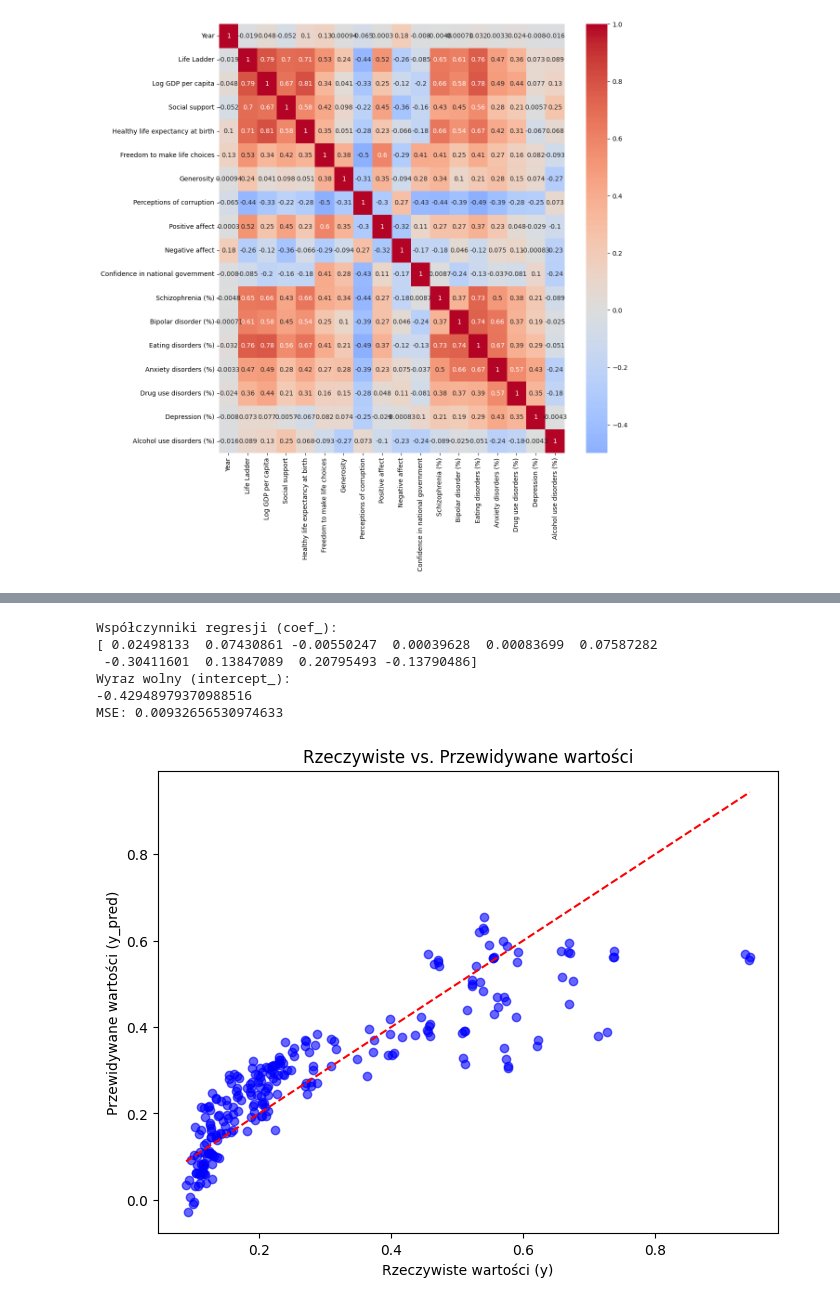
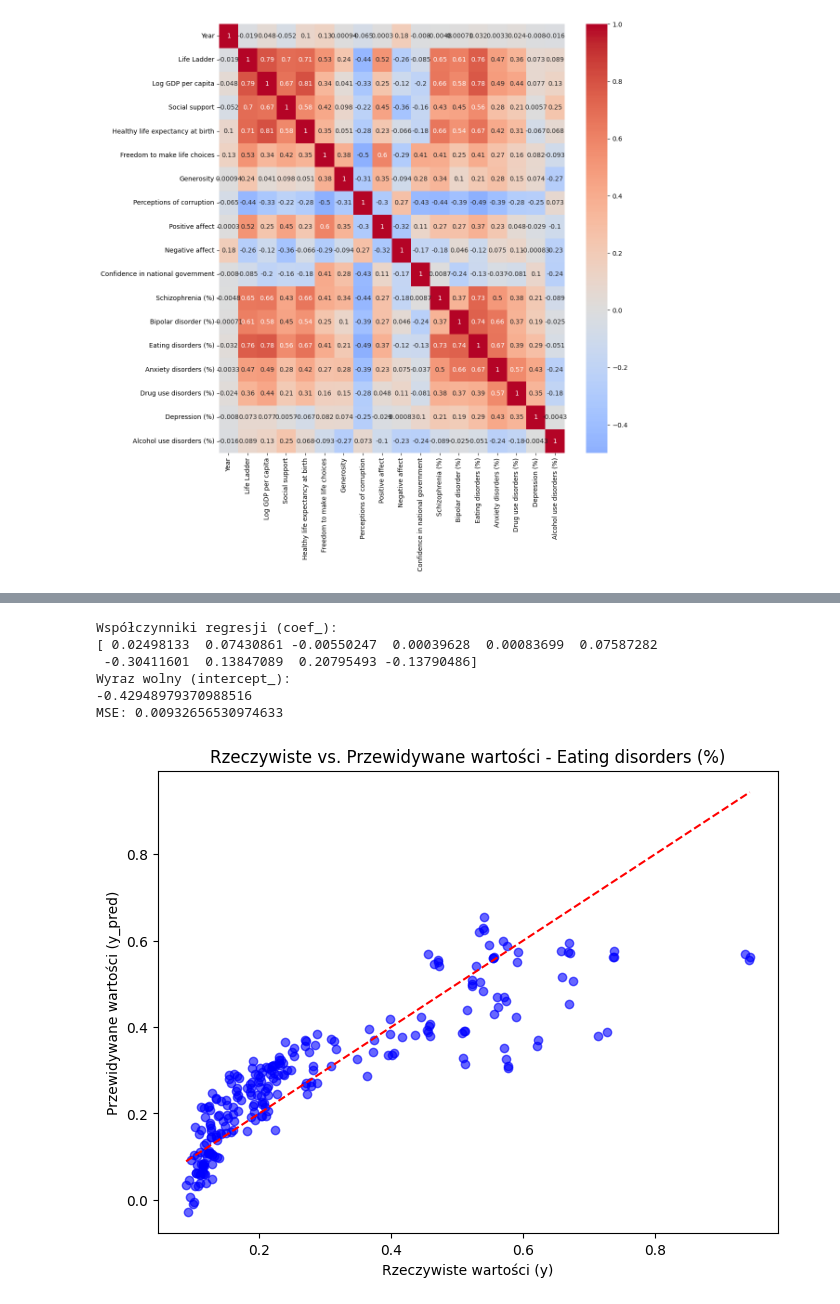
Before and after one commit to pgraczyk43/Global_health_data_analysis, a Jupyter notebook: Analiza.ipynb, the cells around one changed output, grey strips where cells are left out. Saved outputs shown, nothing was run; the diff lists cells and outputs as text; code cells hidden in the pictures.

```diff
--- a/Analiza.ipynb
+++ b/Analiza.ipynb
@@ -131,7 +249,8 @@ cleared_df = merged_df.dropna(subset=[
     'Perceptions of corruption',
     'Positive affect',
     'Negative affect',
-    'Confidence in national government'])
+    'Confidence in national government',
+    'Eating disorders (%)'])
 
 X = cleared_df[[
     'Life Ladder',
@@ -148,32 +267,32 @@ y = cleared_df['Eating disorders (%)']
 
 
 X_train, X_test, y_train, y_test = train_test_split(X, y, test_size=0.2, random_state=42)
 
 model = LinearRegression()
 model.fit(X_train, y_train)
 print("Współczynniki regresji (coef_):")
 print(model.coef_)
 
 print("Wyraz wolny (intercept_):")
 print(model.intercept_)
 
 y_pred = model.predict(X_test)
 print("MSE:", mean_squared_error(y_test, y_pred))
 
 plt.figure(figsize=(8, 6))
 plt.scatter(y_test, y_pred, color='blue', alpha=0.6)
 
 plt.plot([min(y_test), max(y_test)], [min(y_test), max(y_test)], color='red', linestyle='--')
 
-plt.title('Rzeczywiste vs. Przewidywane wartości')
+plt.title('Rzeczywiste vs. Przewidywane wartości - Eating disorders (%)')
 plt.xlabel('Rzeczywiste wartości (y)')
 plt.ylabel('Przewidywane wartości (y_pred)')
 plt.show()
 # %% [output]
 Współczynniki regresji (coef_):
 [ 0.02498133  0.07430861 -0.00550247  0.00039628  0.00083699  0.07587282
  -0.30411601  0.13847089  0.20795493 -0.13790486]
 Wyraz wolny (intercept_):
 -0.42948979370988516
 MSE: 0.00932656530974633
-[figure, old version]
+[figure, new version]
```
Also changed, not shown: parts of 7 cells of this notebook.
